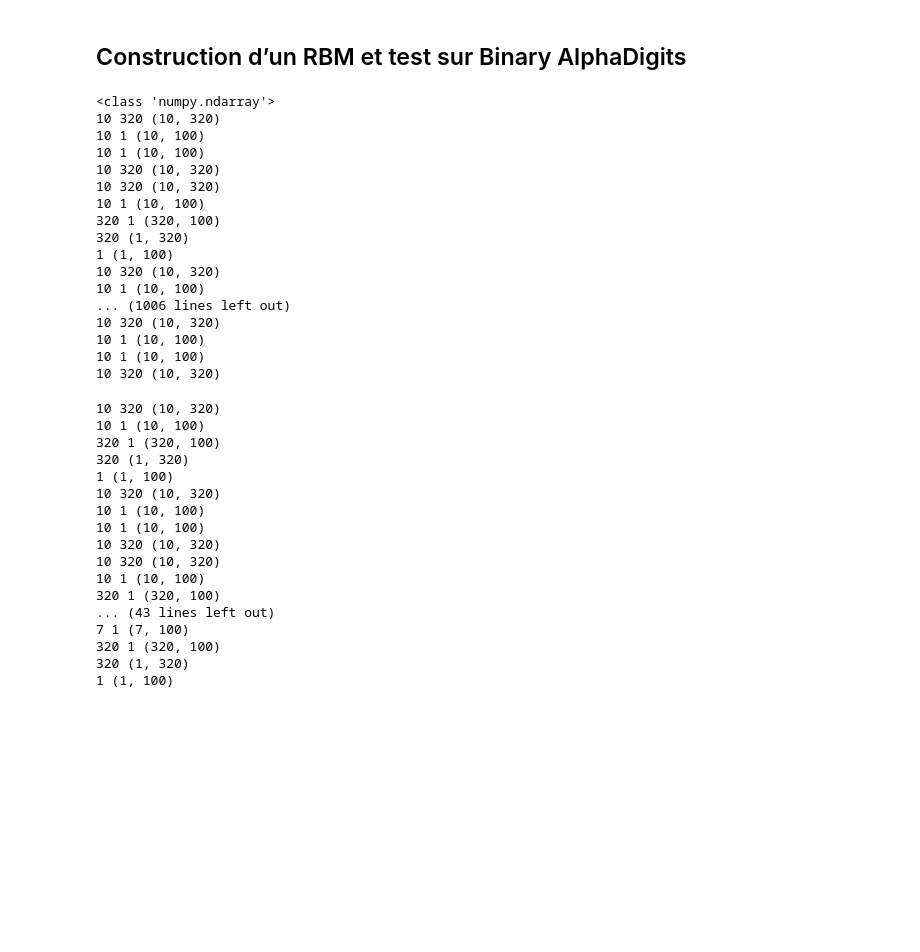
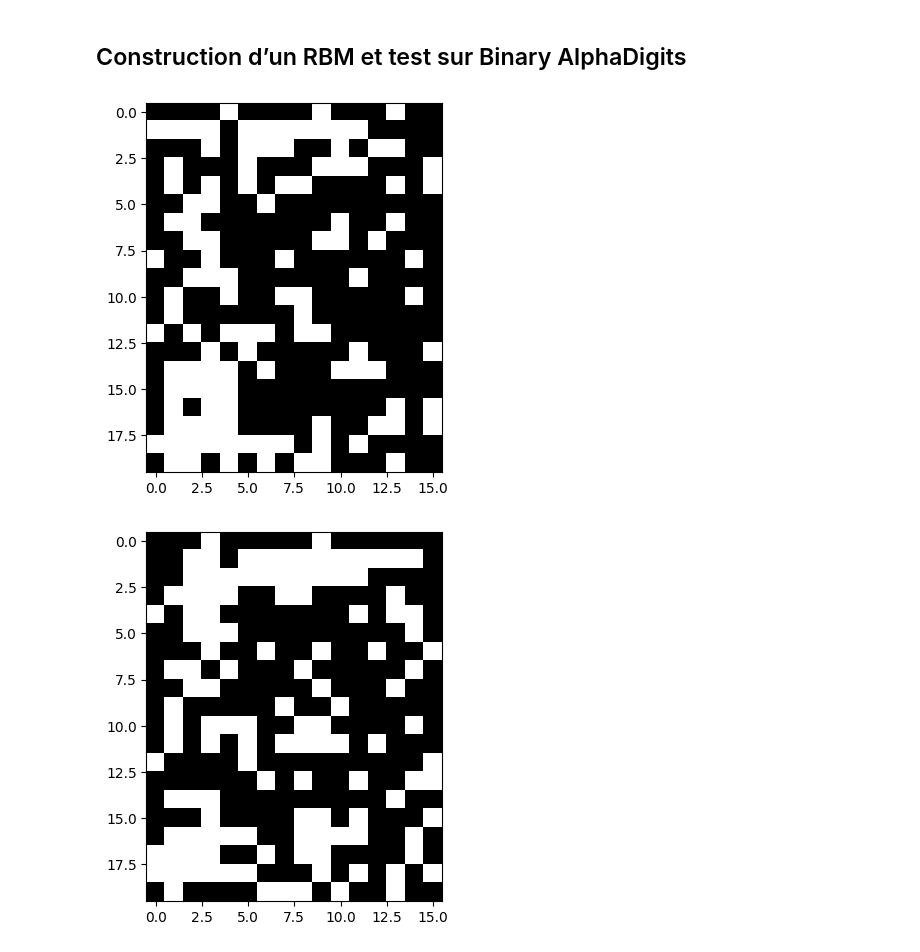
Before and after one commit to zack242/Deep-Learing-II, a Jupyter notebook: DL2 2.ipynb, the cells around one changed output. Saved outputs shown, nothing was run; the diff lists cells and outputs as text; code cells hidden in the pictures; blank space fills up the shorter version.

```diff
--- a/DL2 2.ipynb
+++ b/DL2 2.ipynb
@@ -124,42 +118,25 @@ mat_content = sio.loadmat("data/alphadigs.mat")
+# %%
+def generer_image_RBM(rbm, nb_iter, nb_images):
+    p = rbm.a.shape[1]
+    q = len(rbm.b)
+    for i in range(nb_images):
+        # Initialisation de l'image générée
+        image = np.zeros(p)
+        # Échantillonnage de Gibbs
+        for j in range(nb_iter):
+            # Propagation ascendante
+            prob_h_given_v = entree_sortie_RBM(rbm, image)
+            h = (prob_h_given_v > np.random.rand(q)).astype(int)
+            # Propagation descendante
+            prob_v_given_h = sortie_entree_RBM(rbm, h)
+            image = (prob_v_given_h > np.random.rand(p)).astype(int)
+
+        image = np.reshape(image, (20, 16))
+        plt.imshow(image, cmap='gray')
+        plt.show()
 # %%
-X = lire_alpha_digit1(dataset=mat_content["dat"], list_idx=list_idx)
-print(type(X))
+X = lire_alpha_digit(['0', '2', 'P','F', 'Z'])
 p = len(X[0])
 q = 100
 Rbm = init_RBM(p,q)
-Rbm = train_RBM(Rbm,X,0.1, 10, 10)
+Rbm = train_RBM(Rbm,X,0.1, 10000, 100)
-# %% [output]
-<class 'numpy.ndarray'>
-10 320 (10, 320)
-10 1 (10, 100)
-10 1 (10, 100)
-10 320 (10, 320)
-10 320 (10, 320)
-10 1 (10, 100)
-320 1 (320, 100)
-320 (1, 320)
-1 (1, 100)
-10 320 (10, 320)
-10 1 (10, 100)
-... (1006 lines left out)
-10 320 (10, 320)
-10 1 (10, 100)
-10 1 (10, 100)
-10 320 (10, 320)
-10 320 (10, 320)
-10 1 (10, 100)
-320 1 (320, 100)
-320 (1, 320)
-1 (1, 100)
-10 320 (10, 320)
-10 1 (10, 100)
-10 1 (10, 100)
-10 320 (10, 320)
-10 320 (10, 320)
-10 1 (10, 100)
-320 1 (320, 100)
-... (43 lines left out)
-7 1 (7, 100)
-320 1 (320, 100)
-320 (1, 320)
-1 (1, 100)
@@ -188,0 +143,5 @@ def afficher_images(images, n_cols=None):
+# %%
+generer_image_RBM(Rbm, 1000, 10)
+# %% [output]
+[figure, added]
+[figure, added]
```
Also changed, not shown: parts of 9 cells of this notebook.
